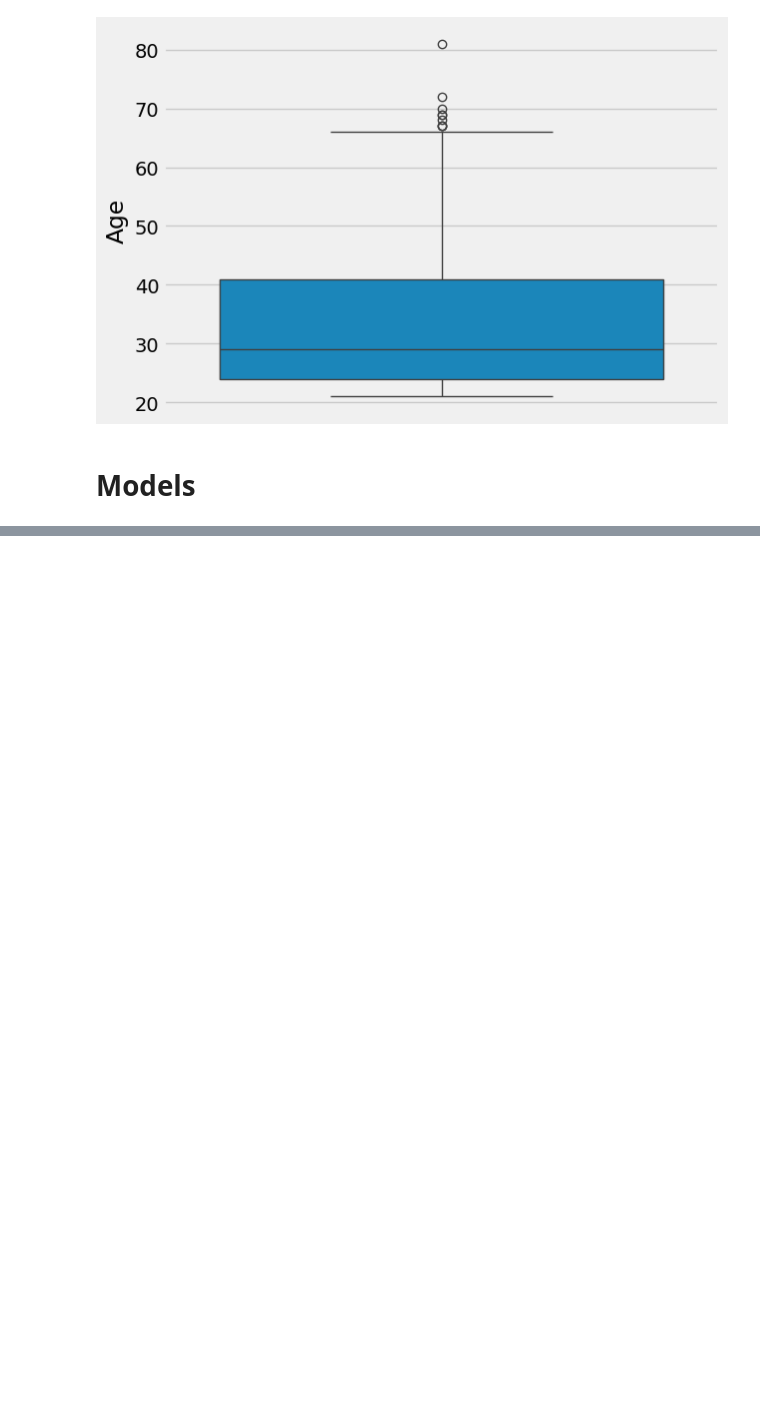
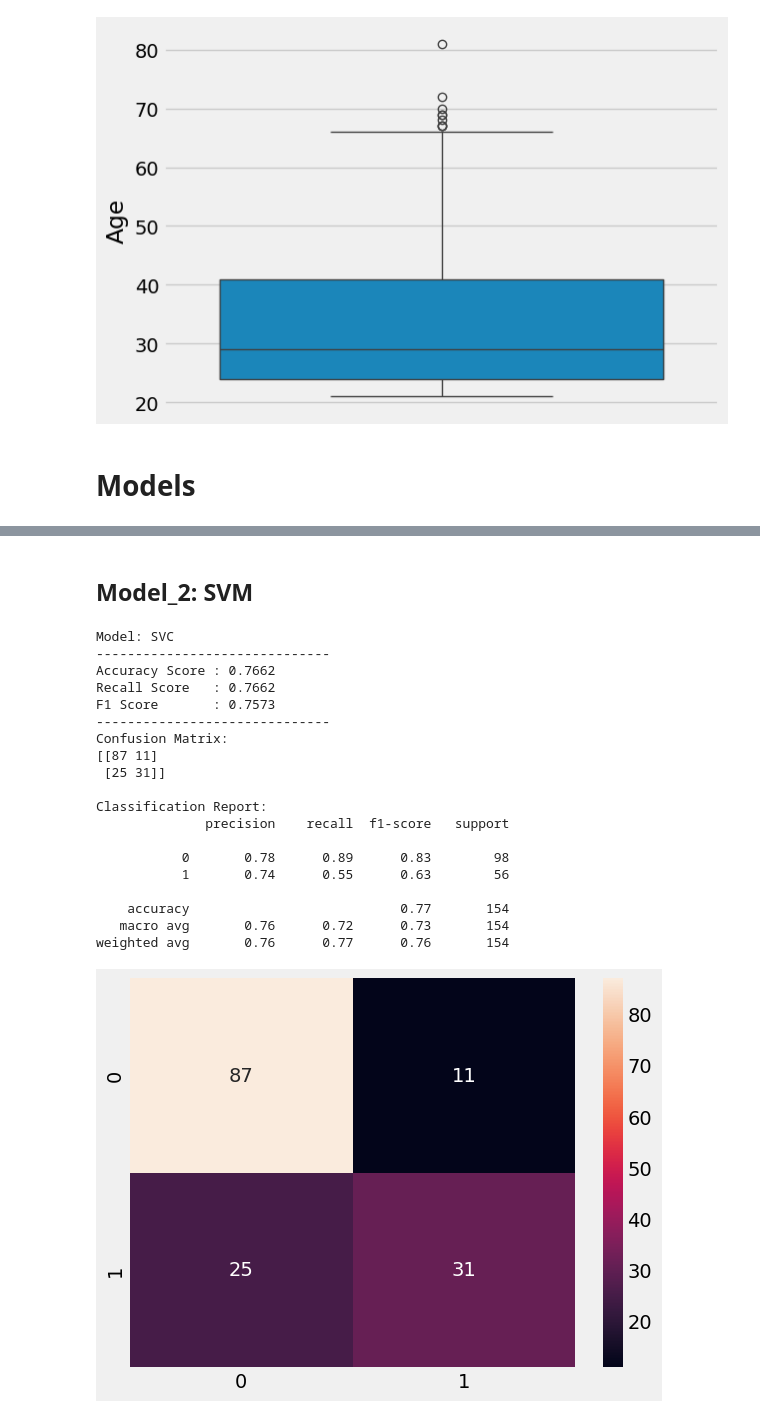
Before and after one commit to Dima-BR/machine-learning-projects, a Jupyter notebook: Diabetes_Predection.ipynb, the cells around one changed output, grey strips where cells are left out. Drawn from its saved outputs; the diff is of its cells as text; code cells hidden in the pictures; blank space fills up the shorter version.

```diff
--- a/Diabetes_Predection.ipynb
+++ b/Diabetes_Predection.ipynb
@@ -164,0 +229,26 @@ sns.boxplot(df.Age)
+# %% [markdown]
+## Model_2: SVM
+# %%
+model2 = SVC()
+all_metrics(model2)
+# %% [output]
+Model: SVC
+------------------------------
+Accuracy Score : 0.7662
+Recall Score   : 0.7662
+F1 Score       : 0.7573
+------------------------------
+Confusion Matrix:
+[[87 11]
+ [25 31]]
+
+Classification Report:
+              precision    recall  f1-score   support
+
+           0       0.78      0.89      0.83        98
+           1       0.74      0.55      0.63        56
+
+    accuracy                           0.77       154
+   macro avg       0.76      0.72      0.73       154
+weighted avg       0.76      0.77      0.76       154
+[figure, added]
```
Also changed, not shown: parts of 12 cells of this notebook.
